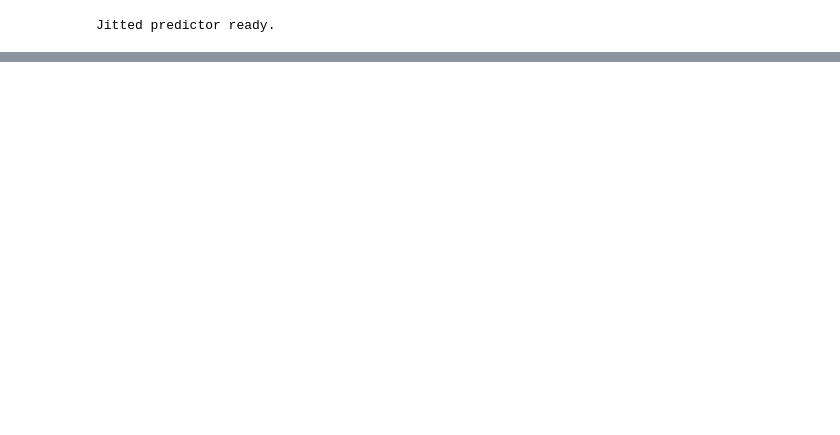
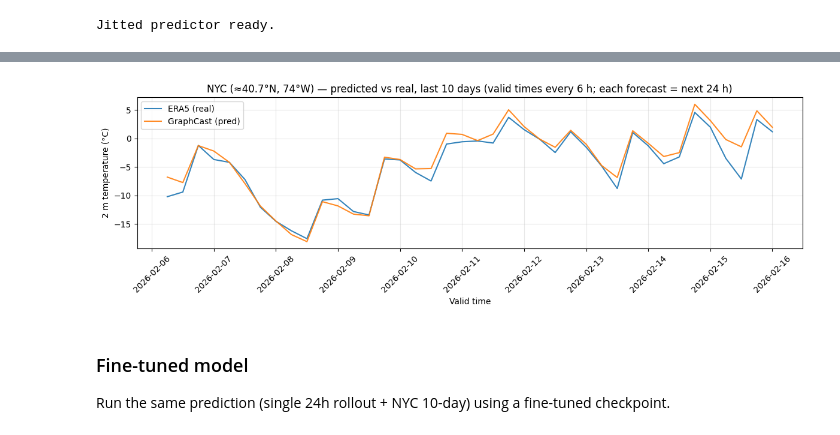
Before and after one commit to Reminguch/Weather_Global, a Jupyter notebook: scripts/demo.ipynb, the cells around one changed output, grey strips where cells are left out. Saved outputs shown, nothing was run; the diff lists cells and outputs as text; code cells hidden in the pictures; blank space fills up the shorter version.

```diff
--- a/scripts/demo.ipynb
+++ b/scripts/demo.ipynb
@@ -374,0 +374,71 @@ plt.show()
+# %%
+# NYC (approx): 40.7°N, 74°W → lon 286°E in 0–360
+LAT_NYC, LON_NYC = 40.7, 360 - 74  # 286
+n_days = 10
+n_steps_per_day = 4
+n_input_steps = 2
+n_total_steps = n_input_steps + n_days * n_steps_per_day  # 42 for 10 days
+from src.data.graphcast_dataset import open_graphcast_era5
+ds_10d = open_graphcast_era5(dataset_dir, time_slice=slice(-n_total_steps, None))
+ds_10d = ds_10d.compute()
+n_available = ds_10d.sizes["time"]
+n_days = min(n_days, (n_available - n_input_steps) // n_steps_per_day)
+if n_days == 0:
+    raise ValueError(f"Dataset has only {n_available} steps; need at least {n_input_steps + n_steps_per_day} for one day.")
+ds_10d = ds_10d.isel(time=slice(-(n_input_steps + n_days * n_steps_per_day), None))
+if np.issubdtype(ds_10d["time"].dtype, np.integer) or ds_10d["time"].dtype.kind in "iu":
+    times_10d = pd.to_datetime(ds_10d["time"].values, unit="h", origin="1959-01-01")
+    ds_10d = ds_10d.assign_coords(time=("time", times_10d))
+if "batch" in ds_10d.dims:
+    dt = xarray.DataArray(ds_10d["time"].values, dims=["time"]).expand_dims(batch=ds_10d.sizes["batch"])
+    ds_10d = ds_10d.assign_coords(datetime=dt)
+else:
+    ds_10d = ds_10d.assign_coords(datetime=("time", ds_10d["time"].values))
+
+from graphcast import graphcast as graphcast_module
+lat_idx = int(np.argmin(np.abs(ds_10d["lat"].values - LAT_NYC)))
+lon_idx = int(np.argmin(np.abs(ds_10d["lon"].values - LON_NYC)))
+
+all_times = []
+pred_nyc = []
+real_nyc = []
+for i in range(n_days):
+    start = n_steps_per_day * i
+    end = start + n_input_steps + n_steps_per_day
+    ds_i = ds_10d.isel(time=slice(start, end))
+    in_i, tgt_i, forc_i = data_utils.extract_inputs_targets_forcings(
+        ds_i, target_lead_times=slice("6h", "24h"), **dataclasses.asdict(task_config)
+    )
+    for name in getattr(graphcast_module, "STATIC_VARS", ("geopotential_at_surface", "land_sea_mask")):
+        if name in in_i and "time" in in_i[name].dims:
+            in_i = in_i.assign({name: in_i[name].isel(time=0, drop=True)})
+    pred_i = rollout.chunked_prediction(
+        run_forward_jitted, rng=jax.random.PRNGKey(i),
+        inputs=in_i, targets_template=tgt_i * np.nan, forcings=forc_i,
+    )
+    t_times = ds_i["time"].values[n_input_steps:]
+    all_times.extend(t_times)
+    pred_nyc.extend(pred_i["2m_temperature"].isel(batch=0, lat=lat_idx, lon=lon_idx).values.ravel().tolist())
+    real_nyc.extend(tgt_i["2m_temperature"].isel(batch=0, lat=lat_idx, lon=lon_idx).values.ravel().tolist())
+
+# Kelvin → Celsius
+pred_nyc = np.array(pred_nyc) - 273.15
+real_nyc = np.array(real_nyc) - 273.15
+
+fig, ax = plt.subplots(figsize=(12, 4))
+ax.plot(all_times, real_nyc, label="ERA5 (real)", color="C0", alpha=0.9)
+ax.plot(all_times, pred_nyc, label="GraphCast (pred)", color="C1", alpha=0.9)
+ax.set_ylabel("2 m temperature (°C)")
+ax.set_xlabel("Valid time")
+ax.set_title(f"NYC (≈40.7°N, 74°W) — predicted vs real, last {n_days} days (valid times every 6 h; each forecast = next 24 h)")
+ax.legend(loc="best")
+ax.grid(True, alpha=0.3)
+plt.xticks(rotation=45)
+plt.tight_layout()
+plt.show()
+# %% [output]
+[figure, added]
+# %% [markdown]
+### Fine-tuned model
+
+Run the same prediction (single 24h rollout + NYC 10-day) using a fine-tuned checkpoint.
```
Also changed, not shown: parts of 12 cells of this notebook, 7 other files.
